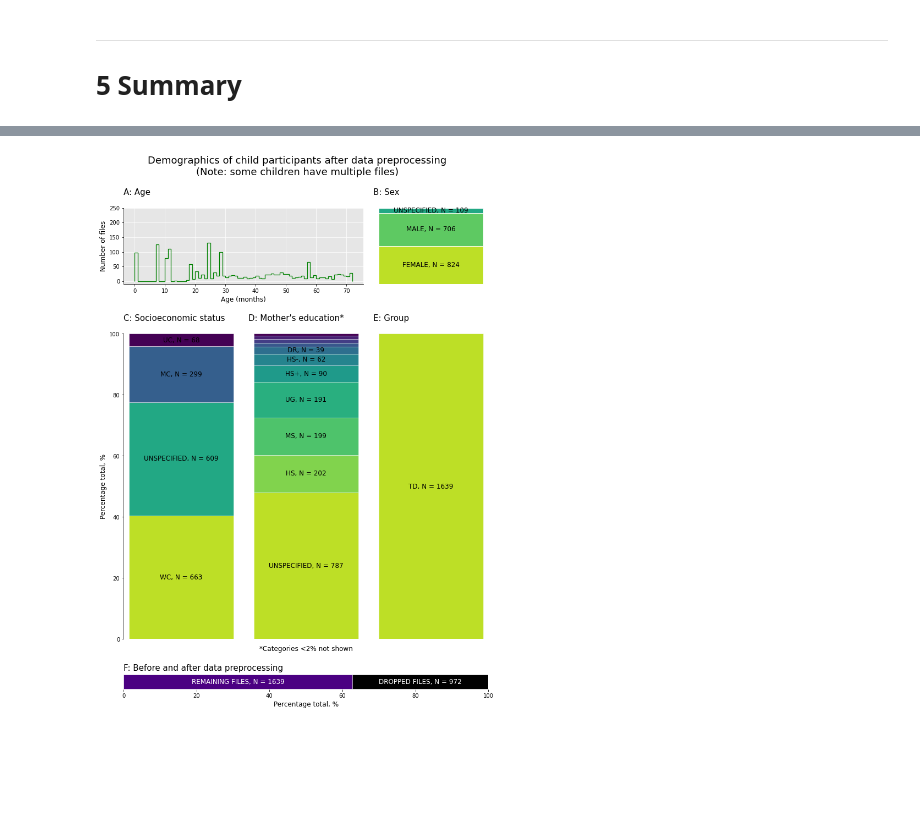
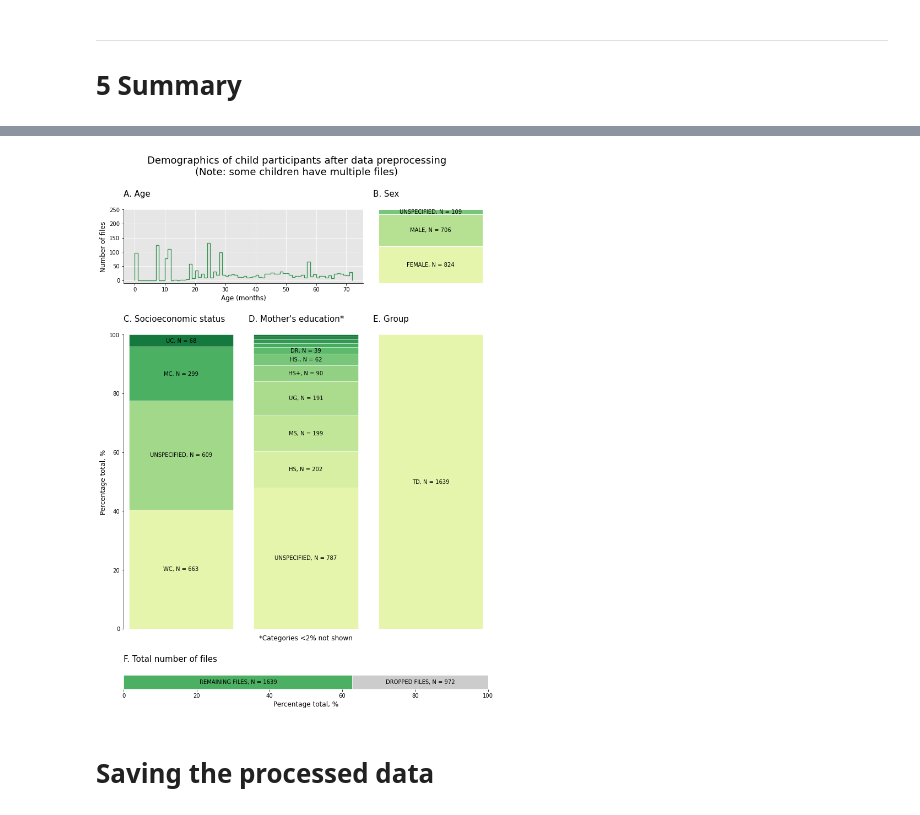
Before and after one commit to Data-Science-for-Linguists-2022/Child-Vocab-Development, a Jupyter notebook: code/data_preprocessing.ipynb, the cells around one changed output, grey strips where cells are left out. Cells and saved outputs as stored; diff of their text form; code cells hidden in the pictures; blank space fills up the shorter version.

```diff
--- a/code/data_preprocessing.ipynb
+++ b/code/data_preprocessing.ipynb
@@ -661,7 +625,6 @@ How the data looks like now
 # %%
 # Data for plotting
-# Count files by 'sex', 'ses', 'mot_edu' or 'group'
-
+# Count files by 'sex', 'ses', 'mot_edu' or 'group'; count dropped files
 sex_count = data_idx.groupby('sex').aggregate('count').file_path
 ses_count = data_idx.groupby('ses').aggregate('count').file_path
 mot_edu_count = data_idx.groupby('mot_edu').aggregate('count').file_path
@@ -675,27 +638,28 @@ total_count = pd.Series({'Remaining files':len(data_idx),
 # Subplot dimension ratio
 gs_kw = dict(width_ratios=[1,1,1], height_ratios=[1,4,0.2])
 
-# Create a figure with 5 axes (i.e. 5 subplots), namely A, B, C, D, E
-fig, ax = plt.subplot_mosaic([['A', 'A', 'B'],  # Subplot A spans across two grids
+# Create a figure with 6 axes (i.e. 6 subplots), namely A, B, C, D, E, F
+fig, ax = plt.subplot_mosaic([['A', 'A', 'B'],  # A spans across two grids
                               ['C', 'D', 'E'],
-                              ['F', 'F', 'F']],
+                              ['F', 'F', 'F']], # F spans across three grids
                               gridspec_kw=gs_kw, figsize=(10,14),
                               constrained_layout=True)
+cmap = plt.cm.YlGn  # color map
+accent_color = cmap(0.7)
 
 # ==============================================================================
 # Plotting
 
 # ------------------------------------------------------------------------------
 # Plot A
-ax['A'].hist(data_idx.age_m, 72, histtype='step', color='g', lw=1.3)
+ax['A'].hist(data_idx.age_m, 72, histtype='step', color=accent_color, lw=1.3)
 
 # ------------------------------------------------------------------------------
 # Plot B
 x = 'sex_pc'  # just a dummy xtick label required for bar chart
 sex_count = sex_count.sort_values(ascending=False)  # sort by count
 sex_pc = sex_count/sum(sex_count)*100  # get percentage from count
-colors = plt.cm.viridis(np.linspace(0.9, 0.6, len(sex_pc)))  # make color map of
-                                                           #  len(ses_pc) colors
+colors = cmap(np.linspace(0.2, 0.5, len(sex_pc)))  # get a set of colors from cmap
 curr_sum = 0  # percentage sum (required for stacking bars)
 for i, pc in enumerate(sex_pc):
     ax['B'].bar(x, pc, label=sex_pc.index[i], bottom=curr_sum,
@@ -704,15 +668,14 @@ for i, pc in enumerate(sex_pc):
     # make label
     label = "{}, n = {}".format(sex_pc.index[i], sex_count[i]).upper()
     label_ypos = curr_sum - (pc/2)
-    ax['B'].text(0, label_ypos, label, ha="center", va="center", size=12)
+    ax['B'].text(0, label_ypos, label, ha="center", va="center")
 
 # ------------------------------------------------------------------------------
 # Plot C
 x = 'ses_pc'  # just a dummy xtick label required for bar chart
 ses_count = ses_count.sort_values(ascending=False)  # sort by count
 ses_pc = ses_count/sum(ses_count)*100  # get percentage from count
-colors = plt.cm.viridis(np.linspace(0.9, 0, len(ses_pc)))  # make color map of
-                                                           #  len(ses_pc) colors
+colors = cmap(np.linspace(0.2, 0.8, len(ses_pc)))  # get a set of colors from cmap
 curr_sum = 0  # percentage sum (required for stacking bars)
 for i, pc in enumerate(ses_pc):
     ax['C'].bar(x, pc, label=ses_pc.index[i], bottom=curr_sum,
@@ -725,15 +688,14 @@ for i, pc in enumerate(ses_pc):
         label = "{}, n = {}".format(ses_pc.index[i], ses_count[i]).upper()
     else: label = ''
     label_ypos = curr_sum - (pc/2)
-    ax['C'].text(0, label_ypos, label, ha="center", va="center", size=12)
+    ax['C'].text(0, label_ypos, label, ha="center", va="center")
 
 # ------------------------------------------------------------------------------
 # Plot D
 x = 'edu_pc'  # just a dummy xtick label required for bar chart
 mot_edu_count = mot_edu_count.sort_values(ascending=False)  # sort by count
 edu_pc = mot_edu_count/sum(mot_edu_count)*100  # get percentage from count
-colors = plt.cm.viridis(np.linspace(0.9, 0, len(edu_pc)))  # make color map of
-                                                           #  len(ses_pc) colors
+colors = cmap(np.linspace(0.2, 0.8, len(edu_pc)))  # get a set of colors from cmap
 curr_sum = 0  # percentage sum (required for stacking bars)
 for i, pc in enumerate(edu_pc):
     ax['D'].bar(x, pc, label=edu_pc.index[i], bottom=curr_sum,
@@ -746,15 +708,14 @@ for i, pc in enumerate(edu_pc):
         label = "{}, n = {}".format(edu_pc.index[i], mot_edu_count[i]).upper()
     else: label = ''
     label_ypos = curr_sum - (pc/2)
-    ax['D'].text(0, label_ypos, label, ha="center", va="center", size=12)
+    ax['D'].text(0, label_ypos, label, ha="center", va="center")
 
 # ------------------------------------------------------------------------------
 # Plot E
 x = 'group_pc'  # just a dummy xtick label required for bar chart
 group_count = group_count.sort_values(ascending=False)  # sort by count
 group_pc = group_count/sum(group_count)*100  # get percentage from count
-colors = plt.cm.viridis(np.linspace(0.9, 0, len(group_pc)))  # make color map of
-                                                             #  len(ses_pc) colors
+colors = cmap(np.linspace(0.2, 0.8, len(group_pc)))  # get a set of colors from cmap
 curr_sum = 0  # percentage sum (required for stacking bars)
 for i, pc in enumerate(group_pc):
     ax['E'].bar(x, pc, label=group_pc.index[i], bottom=curr_sum,
@@ -767,14 +728,14 @@ for i, pc in enumerate(group_pc):
         label = "{}, n = {}".format(group_pc.index[i], group_count[i]).upper()
     else: label = ''
     label_ypos = curr_sum - (pc/2)
-    ax['E'].text(0, label_ypos, label, ha="center", va="center", size=12)
+    ax['E'].text(0, label_ypos, label, ha="center", va="center")
 
 # ------------------------------------------------------------------------------
 # Plot F
 x = 'drop_pc'  # just a dummy xtick label required for bar chart
 total_count = total_count.sort_values(ascending=False)  # sort by count
 total_pc = total_count/sum(total_count)*100  # get percentage from count
-colors = ['indigo','k']
+colors = [plt.cm.YlGn(0.6), '0.8']
 curr_sum = 0  # percentage sum (required for stacking bars)
 for i, pc in enumerate(total_pc):
     ax['F'].barh(x, pc, label=total_pc.index[i], left=curr_sum,
@@ -783,51 +744,53 @@ for i, pc in enumerate(total_pc):
     # make label
     label = "{}, n = {}".format(total_count.index[i], total_count[i]).upper()
     label_xpos = curr_sum - (pc/2)
-    ax['F'].text(label_xpos, 0, label, ha="center", va="center", size=12, c='w')
+    ax['F'].text(label_xpos, 0, label, ha="center", va="center", c='k')
+
 
 # ------------------------------------------------------------------------------
+# Formating
+
 # Subplot A settings
 ax['A'].set_xlabel('Age (months)', size=12)
 ax['A'].set_ylabel('Number of files', size=12)
 ax['A'].set_ylim([-10,250])
 ax['A'].spines[['top', 'right']].set_visible(False)
 ax['A'].grid(axis='both', color='w')
 ax['A'].set_facecolor('0.9')
 
-# ------------------------------------------------------------------------------
 # Subplots B-E settings
 for i in ['B','C','D','E']:
     ax[i].get_xaxis().set_visible(False)
     ax[i].set_ylabel('Percentage total, %', size=12)
     ax[i].set_ylim([0,100])
     ax[i].spines[['top','bottom', 'right']].set_visible(False)
     if i in ['B','D','E']:
         ax[i].get_yaxis().set_visible(False)
         ax[i].get_yaxis().set_visible(False)
         ax[i].spines['left'].set_visible(False)
 ax['D'].text(0,-2,'*Categories <2% not shown', ha="center", va="top", size=12)
 
-# ------------------------------------------------------------------------------
 # Subplot F settings
 ax['F'].get_yaxis().set_visible(False)
 ax['F'].set_xlabel('Percentage total, %', size=12)
 ax['F'].set_xlim([0,100])
 ax['F'].spines[:].set_visible(False)
 
-# ------------------------------------------------------------------------------
 # Set subplot titles
-ax['A'].set_title('\nA: Age\n', loc='left', size=15)
-ax['B'].set_title('\nB: Sex\n', loc='left', size=15)
-ax['C'].set_title('\nC: Socioeconomic status\n', loc='left', size=15)
-ax['D'].set_title('\nD: Mother\'s education*\n', loc='left', size=15)
-ax['E'].set_title('\nE: Group\n', loc = 'left', size=15)
-ax['F'].set_title('\nF: Before and after data preprocessing', loc='left', size=15)
+ax['A'].set_title('\nA. Age\n', loc='left', size=15)
+ax['B'].set_title('\nB. Sex\n', loc='left', size=15)
+ax['C'].set_title('\nC. Socioeconomic status\n', loc='left', size=15)
+ax['D'].set_title('\nD. Mother\'s education*\n', loc='left', size=15)
+ax['E'].set_title('\nE. Group\n', loc = 'left', size=15)
+ax['F'].set_title('\nF. Total number of files\n', loc='left', size=15)
 
 # Set figure title
-# fig.suptitle('Demographics of child participants after data preprocessing\n(Note: some children have multiple files)', fontsize=18)
+fig.suptitle('Demographics of child participants after data preprocessing\n(Note: some children have multiple files)', fontsize=18)
 
 # Save figure
-plt.savefig('../reports/images/child_demgph_processed.svg', bbox_inches='tight', dpi=150)
+# plt.savefig('../reports/images/child_demgph_processed.svg', bbox_inches='tight', dpi=150)
 plt.show()
 # %% [output]
-[figure, old version]
+[figure, new version]
+# %% [markdown]
+# Saving the processed data
```
Also changed, not shown: parts of 19 cells of this notebook.
